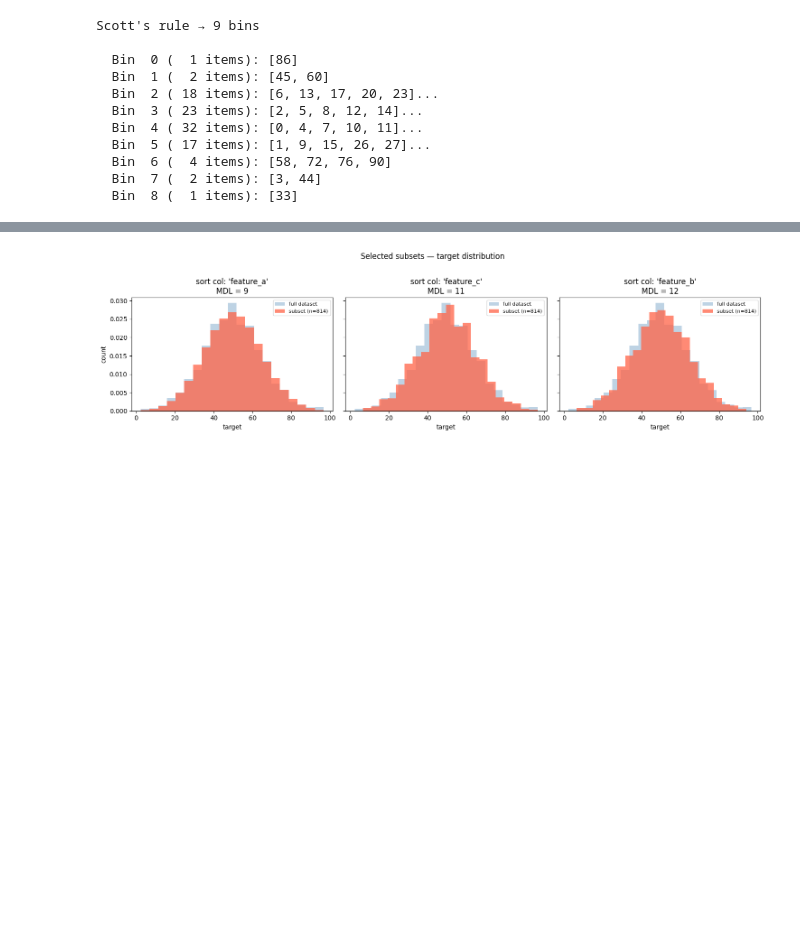
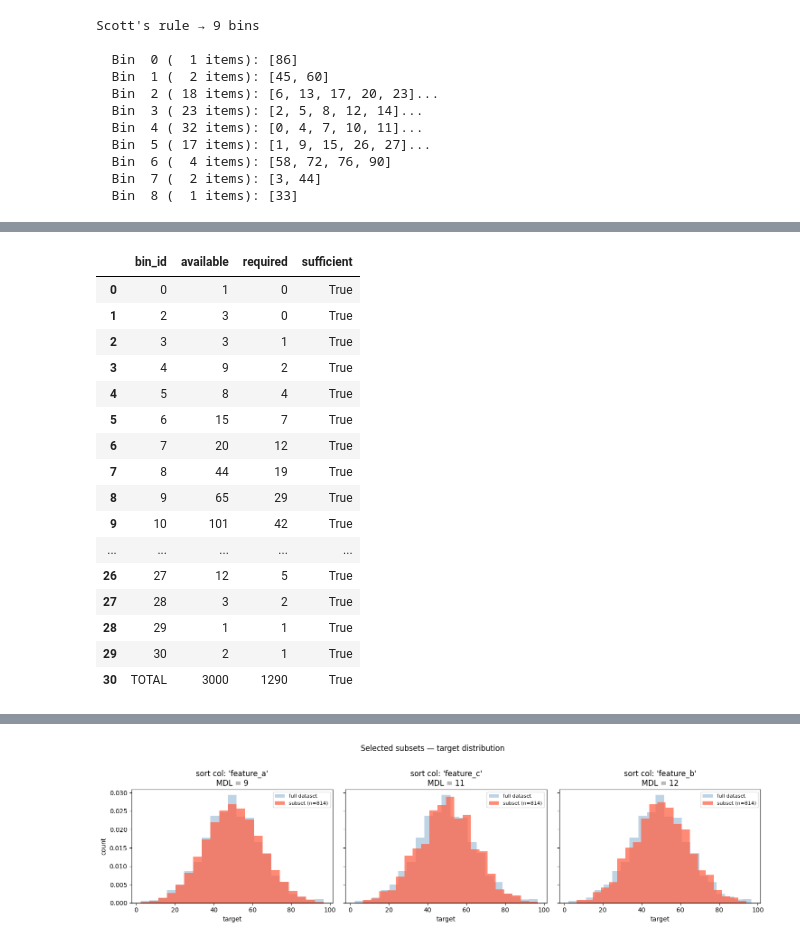
Before and after one commit to DinukaManohara/simiquaero, a Jupyter notebook: quaero.ipynb, the cells around one changed output, grey strips where cells are left out. Saved outputs shown, nothing was run; the diff lists cells and outputs as text; code cells hidden in the pictures; blank space fills up the shorter version.

Commit message:
edited return conditions in find sampling plan

```diff
--- a/quaero.ipynb
+++ b/quaero.ipynb
@@ -176,13 +176,21 @@ def find_sampling_plan(
         anchor_cap = len(bin_map[anchor])
 
         feasible_levels = []
+        print(f"Anchor = {anchor}")
         for c in range(anchor_cap + 1):
             required = {}
             for bid in bin_ids:
                 val = round((c + EPS) * pdf_vals[bid] / anchor_pdf)
                 required[bid] = min(val, len(bin_map[bid])) if bid in seen else val
+
+            print(required)
+            print({bid:len(bin_map[bid]) for bid in bin_ids})
             if all(required[bid] <= len(bin_map[bid]) for bid in bin_ids):
-                feasible_levels.append((sum(required.values()), required))
+                if sum(required.values()) >= min_total:
+                  feasible_levels.append((sum(required.values()), required))
+
+        print(len(feasible_levels))
+        # print(feasible_levels[-1])
 
         if feasible_levels:
             candidates = [(total, req) for total, req in feasible_levels if total >= min_total]
@@ -192,6 +200,7 @@ def find_sampling_plan(
             return best_required, peak_bins, True
 
         seen.add(anchor)
+        print('Done.')
 
     # every bin used as an anchor -- the only possible level is "take everything"
     required = {bid: len(bin_map[bid]) for bid in bin_ids}
@@ -445,3 +390,44 @@ def select_subsets(
 
     report = pd.DataFrame(results).sort_values("mdl", kind="mergesort").reset_index(drop=True)
     return report.head(n_subsets)
+# %%
+np.random.seed(42)
+df = pd.DataFrame({
+    "feature_a": np.random.randn(3000),
+    "feature_b": np.random.randn(3000),
+    "feature_c": np.random.randn(3000),
+    "target":    np.random.normal(loc=50, scale=15, size=3000),
+})
+bin_map, n_bins = bin_target(df, "target")
+pdf = make_pdf(("gaussian", {"loc": 50, "scale": 15}))
+
+lc_bin, lc_count = least_cardinality_bin(bin_map)
+print(f"Least-cardinality bin: {lc_bin}  (n={lc_count})  |  Total rows: {len(df)}\n")
+
+# case 1: achievable (40% of 500 = 200 rows)
+PCT = 0.10
+required, peak_bins, ok = find_sampling_plan(bin_map, df, "target", n_bins, pdf, min_total_pct=PCT)
+print(f"[min_total_pct={PCT:.0%}]  feasible={ok}  peak_bins={peak_bins}\n")
+if ok:
+  report = sanity_check(bin_map, df, required, min_total_pct=PCT)
+  display(report)
+
+# # case 2: infeasible (99% of 500 = 495 rows)
+# print("\n── Infeasible min_total_pct ──")
+# PCT_BIG = 0.99
+# _, _, ok2 = find_sampling_plan(bin_map, df, "target", n_bins, pdf, min_total_pct=PCT_BIG)
+# print(f"[min_total_pct={PCT_BIG:.0%}]  feasible={ok2}")
+
+# # case 3: bimodal mixture at 50% coverage
+# print("\n── Bimodal mixture ──")
+# pdf_mix = make_pdf([
+#     ("normal", {"loc": 35, "scale": 8},  0.5),
+#     ("normal", {"loc": 65, "scale": 8},  0.5),
+# ])
+# required_mix, peak_bins_mix, ok_mix = find_sampling_plan(
+#     bin_map, df, "target", n_bins, pdf_mix, min_total_pct=0.50
+# )
+# print(f"[min_total_pct=50%]  feasible={ok_mix}  peak_bins={peak_bins_mix}\n")
+# report_mix = sanity_check(bin_map, df, required_mix, min_total_pct=0.50)
+# display(report_mix)
+# %% [output]
@@ -448 +451,18 @@ def select_subsets(
+|  | bin_id | available | required | sufficient |
+| 0 | 0 | 1 | 0 | True |
+| 1 | 2 | 3 | 0 | True |
+| 2 | 3 | 3 | 1 | True |
+| 3 | 4 | 9 | 2 | True |
+| 4 | 5 | 8 | 4 | True |
+| 5 | 6 | 15 | 7 | True |
+| 6 | 7 | 20 | 12 | True |
+| 7 | 8 | 44 | 19 | True |
+| 8 | 9 | 65 | 29 | True |
+| 9 | 10 | 101 | 42 | True |
+| ... | ... | ... | ... | ... |
+| 26 | 27 | 12 | 5 | True |
+| 27 | 28 | 3 | 2 | True |
+| 28 | 29 | 1 | 1 | True |
+| 29 | 30 | 2 | 1 | True |
+| 30 | TOTAL | 3000 | 1290 | True |
 # %%
```
Also changed, not shown: parts of 3 cells of this notebook.
